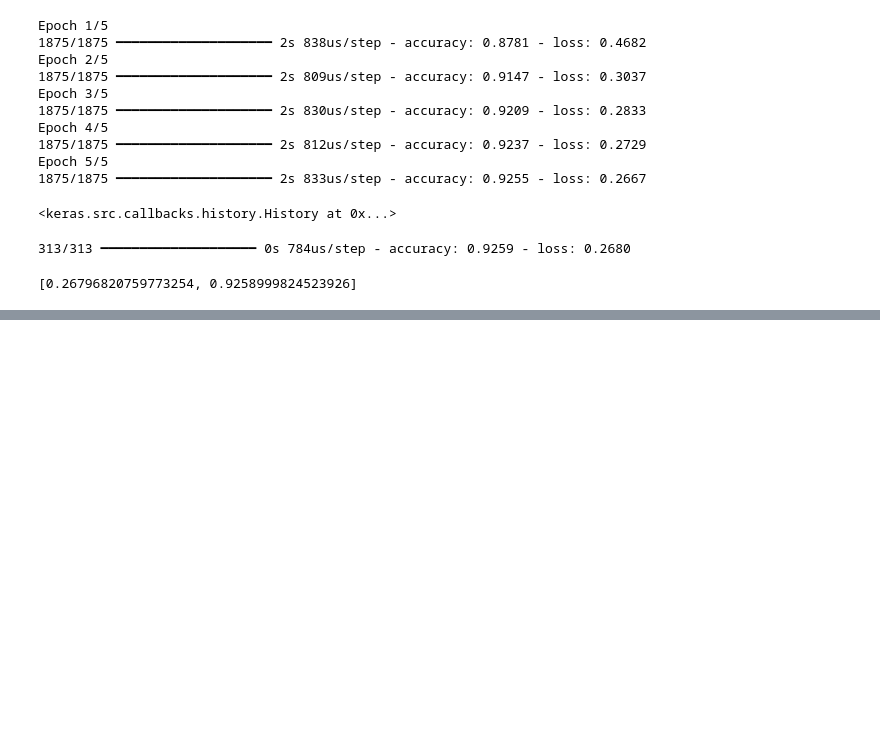
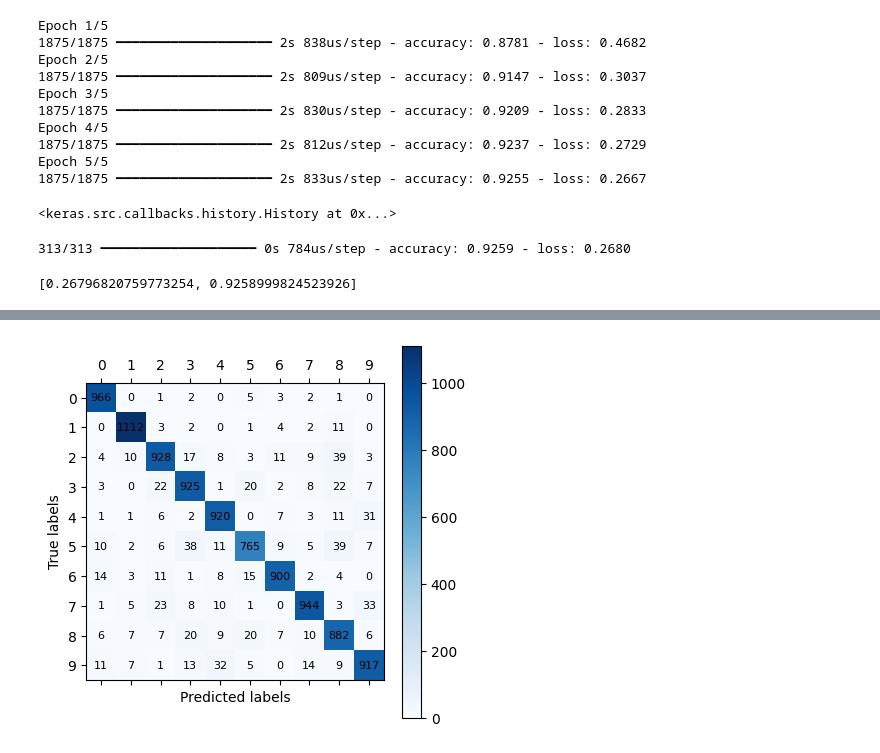
Before and after one commit to ArmanDipu/ml-uofc-self-learn, a Jupyter notebook: notebooks/minst.ipynb, the cells around one changed output, grey strips where cells are left out. Saved outputs shown, nothing was run; the diff lists cells and outputs as text; code cells hidden in the pictures; blank space fills up the shorter version.

Commit message:
evaluated model performance

```diff
--- a/notebooks/minst.ipynb
+++ b/notebooks/minst.ipynb
@@ -91,0 +109,4 @@ model.evaluate(x_test_flat, y_test)
+# %%
+y_predicted = model.predict(x_test_flat)
+y_predicted_labels = [np.argmax(i) for i in y_predicted]
+y_predicted_labels[:5]
@@ -91,0 +116,3 @@ model.evaluate(x_test_flat, y_test)
+# %%
+cm = tf.math.confusion_matrix(labels=y_test, predictions=y_predicted_labels)
+cm
@@ -91,0 +132,14 @@ model.evaluate(x_test_flat, y_test)
+# %%
+pyplot = plt.matshow(cm, cmap=plt.cm.Blues)
+plt.xlabel('Predicted labels')
+plt.ylabel('True labels')
+plt.xticks(range(10))
+plt.yticks(range(10))
+plt.colorbar()
+
+# Add text annotations
+for i in range(10):
+    for j in range(10):
+        plt.text(j, i, str(cm[i, j].numpy()), ha='center', va='center', color='black', fontsize=8)
+# %% [output]
+[figure, added]
```
Also changed, not shown: parts of 5 cells of this notebook.
